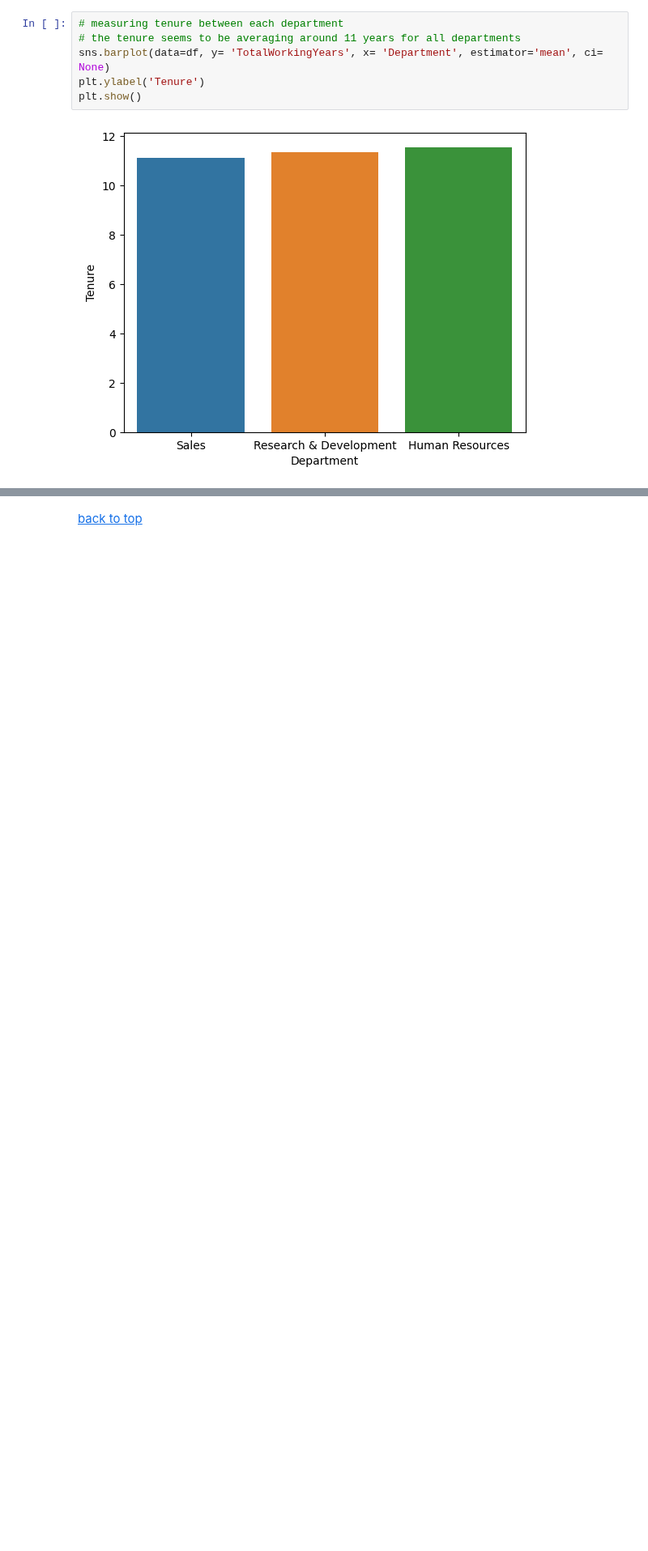
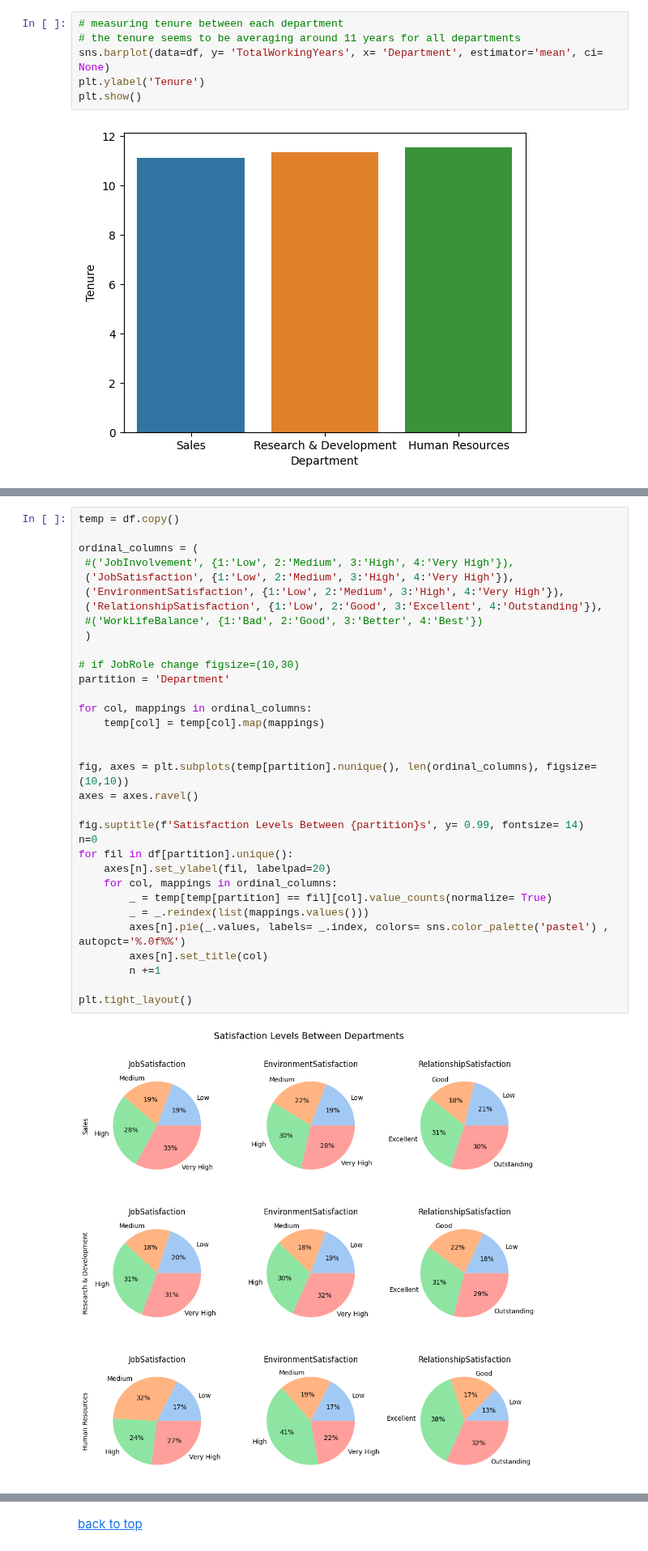
Before and after one commit to GoncaloJoseMoura/Projects, a Jupyter notebook: HR/HR_Attrition.ipynb, the cells around one changed output, grey strips where cells are left out. Shown at 81% size. Cells and saved outputs as stored; diff of their text form; blank space fills up the shorter version.

```diff
--- a/HR/HR_Attrition.ipynb
+++ b/HR/HR_Attrition.ipynb
@@ -377 +387,36 @@ plt.tight_layout()
+# %%
+temp = df.copy()
+
+ordinal_columns = (
+ #('JobInvolvement', {1:'Low', 2:'Medium', 3:'High', 4:'Very High'}),
+ ('JobSatisfaction', {1:'Low', 2:'Medium', 3:'High', 4:'Very High'}),
+ ('EnvironmentSatisfaction', {1:'Low', 2:'Medium', 3:'High', 4:'Very High'}),
+ ('RelationshipSatisfaction', {1:'Low', 2:'Good', 3:'Excellent', 4:'Outstanding'}),
+ #('WorkLifeBalance', {1:'Bad', 2:'Good', 3:'Better', 4:'Best'})
+ )
+
+# if JobRole change figsize=(10,30)
+partition = 'Department'
+
+for col, mappings in ordinal_columns:
+    temp[col] = temp[col].map(mappings)
+
+
+fig, axes = plt.subplots(temp[partition].nunique(), len(ordinal_columns), figsize=(10,10))
+axes = axes.ravel()
+
+fig.suptitle(f'Satisfaction Levels Between {partition}s', y= 0.99, fontsize= 14)
+n=0
+for fil in df[partition].unique():
+    axes[n].set_ylabel(fil, labelpad=20)
+    for col, mappings in ordinal_columns:
+        _ = temp[temp[partition] == fil][col].value_counts(normalize= True)
+        _ = _.reindex(list(mappings.values()))
+        axes[n].pie(_.values, labels= _.index, colors= sns.color_palette('pastel') , autopct='%.0f%%')
+        axes[n].set_title(col)
+        n +=1
+
+plt.tight_layout()
+# %% [output]
+[figure, added]
 # %%
```
Also changed, not shown: parts of 6 cells of this notebook.
